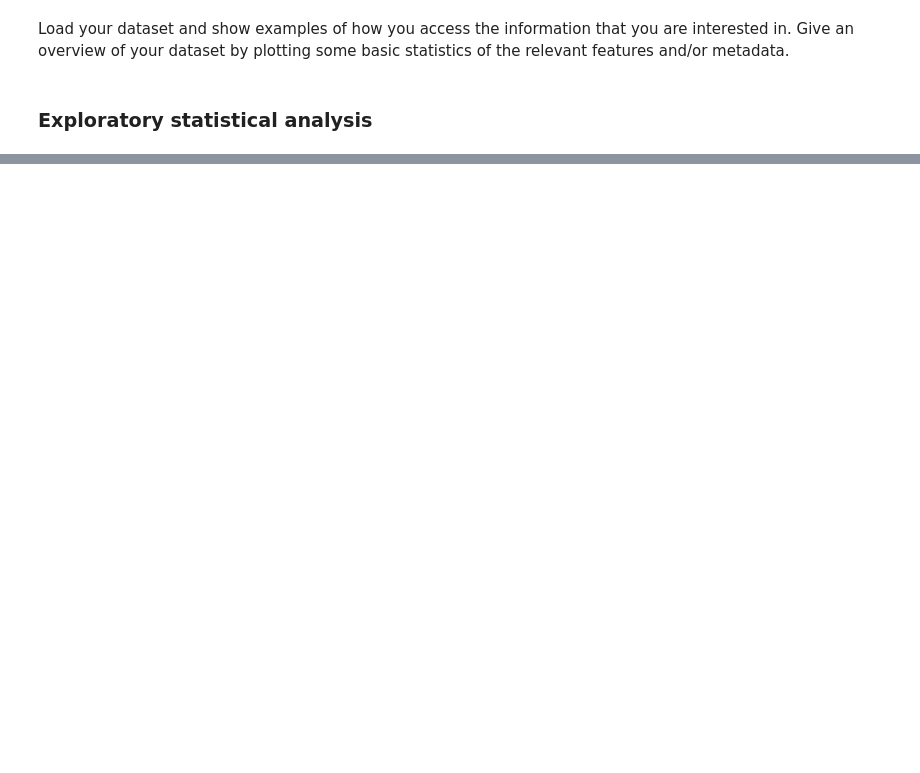
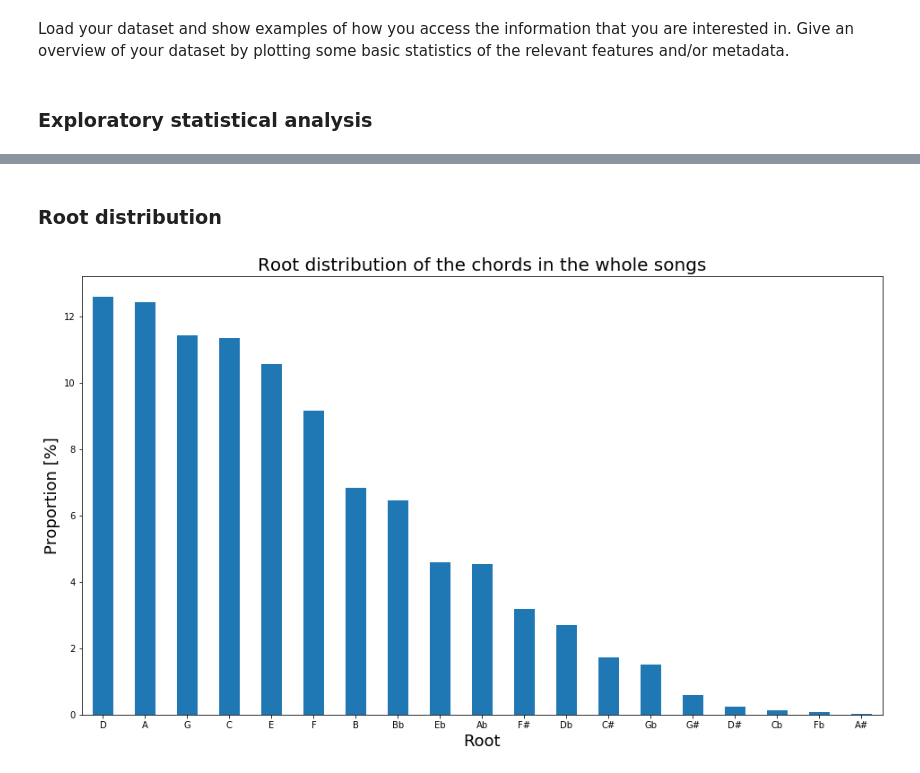
Before and after one commit to GiacomoAlliata/DigitalMusicologyProject, a Jupyter notebook: data_preprocessing.ipynb, the cells around one changed output, grey strips where cells are left out. Saved outputs shown, nothing was run; the diff lists cells and outputs as text; code cells hidden in the pictures; blank space fills up the shorter version.

```diff
--- a/data_preprocessing.ipynb
+++ b/data_preprocessing.ipynb
@@ -464,0 +584,16 @@ collection_df.chord_dic.map(lambda y: y["bass"]).value_counts()[1:].plot(kind="b
+# %% [markdown]
+### Root distribution
+# %%
+root_dist = df.root.value_counts()
+#We remove the missing values (marked with an empty space by our parser)
+root_dist.drop('', inplace = True)
+#Plot
+plt.figure(figsize = (16,9))
+root_dist.map(lambda x: 100 * x / root_dist.sum()).plot(kind = 'bar')
+plt.title('Root distribution of the chords in the whole songs', fontsize = 20)
+plt.xlabel('Root', fontsize = 18)
+plt.xticks(rotation = 'horizontal')
+plt.ylabel('Proportion [%]', fontsize = 18)
+plt.show()
+# %% [output]
+[figure, added]
```
Also changed, not shown: parts of 73 cells of this notebook.
